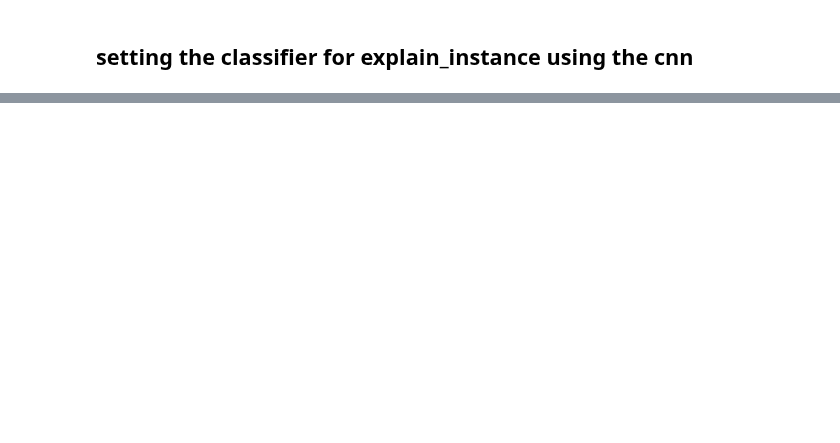
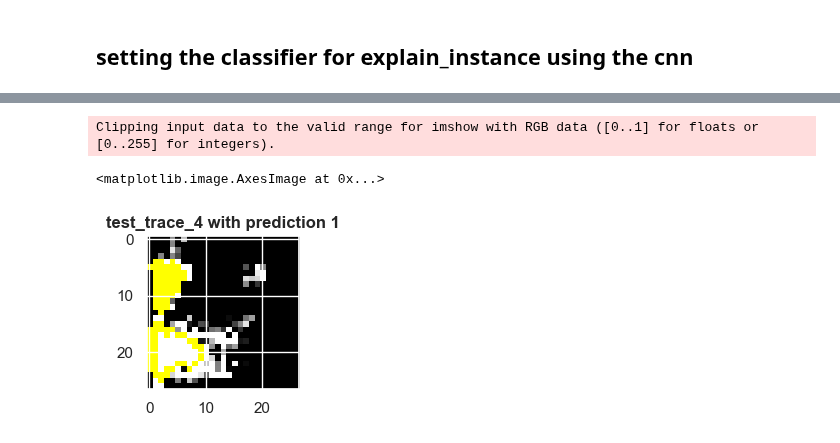
Before and after one commit to djanloo/DM2, a Jupyter notebook: TimeSeries/ts_explainer.ipynb, the cells around one changed output, grey strips where cells are left out. Cells and saved outputs as stored; diff of their text form; code cells hidden in the pictures; blank space fills up the shorter version.

Commit message:
FIXED LIME explainer

```diff
--- a/TimeSeries/ts_explainer.ipynb
+++ b/TimeSeries/ts_explainer.ipynb
@@ -492,10 +340,0 @@ import random
-# %%
-idx = random.randint(1, len(X_test))
-
-print("Prediction : ", gb.predict(X_test[idx].reshape(1,-1))[0])
-print("Actual :     ", Y_test[idx])
-
-explanation = explainer.explain_instance(heatmap,
-                                         classifier_fn=pred_fn)
-
-temp, mask = explanation.get_image_and_mask(Y_test[2], num_features=64)
@@ -511,0 +341,22 @@ plt.imshow(mark_boundaries(temp / 2 + 0.5, mask))
+# %%
+import skimage
+from skimage.color import gray2rgb, rgb2gray
+
+def make_prediction(color_img):
+    gray_img = rgb2gray(color_img).reshape(-1,27,27)
+    preds = cnn.predict(gray_img)
+    return preds
+# %%
+#Search for images that aren't full classified
+indexes = []
+for idx in range(20):
+    explanation = explainer.explain_instance(gray2rgb(X_test[idx]), classifier_fn=make_prediction, num_samples=50)
+    temp, mask = explanation.get_image_and_mask(1, num_features=10, hide_rest=False)
+    if ((not np.all(mask==0))&(not np.all(mask==1))):
+        print("Prediction : ", np.argmax(cnn.predict(X_test[idx].reshape(-1,27,27))))
+        print(f"Actual : {y_test[idx]}       index:{idx}")
+        indexes.append(idx)
+explained = pd.DataFrame()
+explained['Index'] = indexes
+explained['Prediction'] = np.argmax(cnn.predict(X_test[indexes].reshape(-len(indexes),27,27)), axis=1)
+explained['Actual'] = y_test[indexes]
@@ -511,0 +435,4 @@ plt.imshow(mark_boundaries(temp / 2 + 0.5, mask))
+# %%
+idx=0 #choose the index between 0-len(inedexes)
+explanation = explainer.explain_instance(gray2rgb(X_test[indexes[idx]]), classifier_fn=make_prediction, num_samples=50)
+temp, mask = explanation.get_image_and_mask(y_test[indexes[idx]], num_features=10, hide_rest=False)
@@ -511,0 +445,8 @@ plt.imshow(mark_boundaries(temp / 2 + 0.5, mask))
+# %%
+marked_image = mark_boundaries(temp , mask)
+plt.title(f'test_trace_{indexes[idx]} with prediction { explained["Prediction"][idx] }')
+plt.imshow(marked_image)
+# %% [output]
+Clipping input data to the valid range for imshow with RGB data ([0..1] for floats or [0..255] for integers).
+<matplotlib.image.AxesImage at 0x...>
+[figure, added]
```
Also changed, not shown: parts of 34 cells of this notebook.
